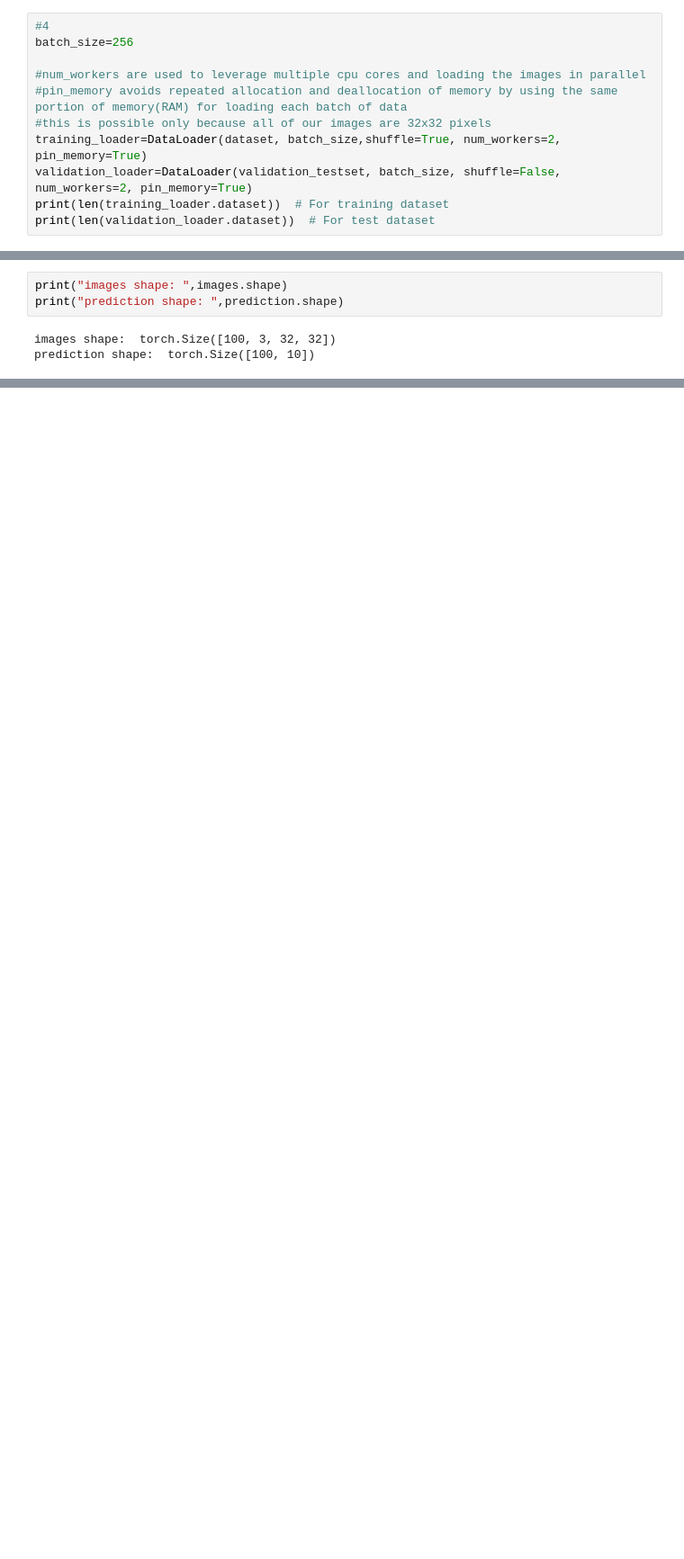
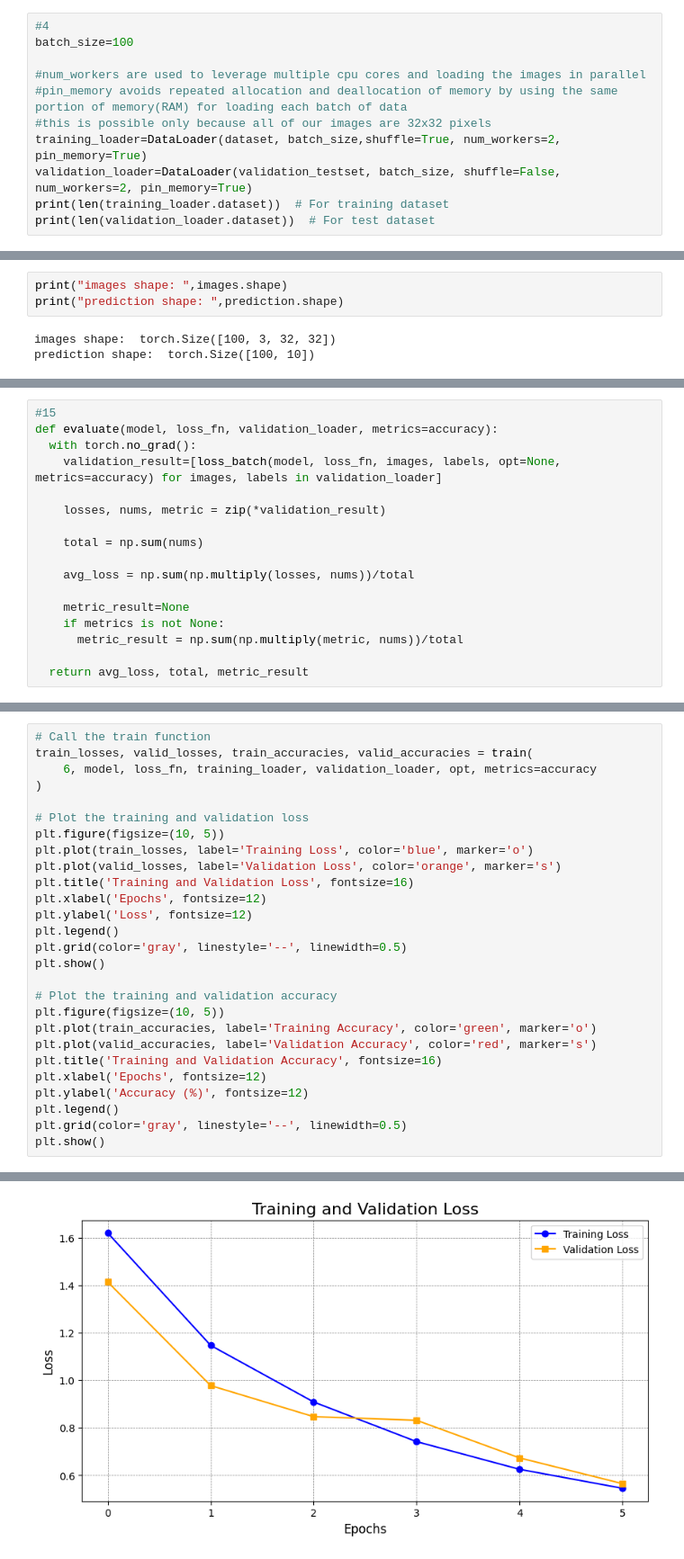
Before and after one commit to JaganFoundr/Linear_Regression, a Jupyter notebook: Improved CNN/ImprovedCNN.ipynb, the cells around one changed output, grey strips where cells are left out. Shown at 90% size. Saved outputs shown, nothing was run; the diff lists cells and outputs as text; blank space fills up the shorter version.

```diff
--- a/Improved CNN/ImprovedCNN.ipynb
+++ b/Improved CNN/ImprovedCNN.ipynb
@@ -52,7 +50,7 @@ images.shape
 torch.Size([3, 32, 32])
 # %%
 #4
-batch_size=256
+batch_size=100
 
 #num_workers are used to leverage multiple cpu cores and loading the images in parallel
 #pin_memory avoids repeated allocation and deallocation of memory by using the same portion of memory(RAM) for loading each batch of data
@@ -164,0 +233,17 @@ prediction shape:  torch.Size([100, 10])
+# %%
+#15
+def evaluate(model, loss_fn, validation_loader, metrics=accuracy):
+  with torch.no_grad():
+    validation_result=[loss_batch(model, loss_fn, images, labels, opt=None, metrics=accuracy) for images, labels in validation_loader]
+
+    losses, nums, metric = zip(*validation_result)
+
+    total = np.sum(nums)
+
+    avg_loss = np.sum(np.multiply(losses, nums))/total
+
+    metric_result=None
+    if metrics is not None:
+      metric_result = np.sum(np.multiply(metric, nums))/total
+
+  return avg_loss, total, metric_result
@@ -164,0 +283,28 @@ prediction shape:  torch.Size([100, 10])
+# %%
+# Call the train function
+train_losses, valid_losses, train_accuracies, valid_accuracies = train(
+    6, model, loss_fn, training_loader, validation_loader, opt, metrics=accuracy
+)
+
+# Plot the training and validation loss
+plt.figure(figsize=(10, 5))
+plt.plot(train_losses, label='Training Loss', color='blue', marker='o')
+plt.plot(valid_losses, label='Validation Loss', color='orange', marker='s')
+plt.title('Training and Validation Loss', fontsize=16)
+plt.xlabel('Epochs', fontsize=12)
+plt.ylabel('Loss', fontsize=12)
+plt.legend()
+plt.grid(color='gray', linestyle='--', linewidth=0.5)
+plt.show()
+
+# Plot the training and validation accuracy
+plt.figure(figsize=(10, 5))
+plt.plot(train_accuracies, label='Training Accuracy', color='green', marker='o')
+plt.plot(valid_accuracies, label='Validation Accuracy', color='red', marker='s')
+plt.title('Training and Validation Accuracy', fontsize=16)
+plt.xlabel('Epochs', fontsize=12)
+plt.ylabel('Accuracy (%)', fontsize=12)
+plt.legend()
+plt.grid(color='gray', linestyle='--', linewidth=0.5)
+plt.show()
+# %% [output]
@@ -164,0 +329 @@ prediction shape:  torch.Size([100, 10])
+[figure, added]
```
Also changed, not shown: parts of 14 cells of this notebook.
